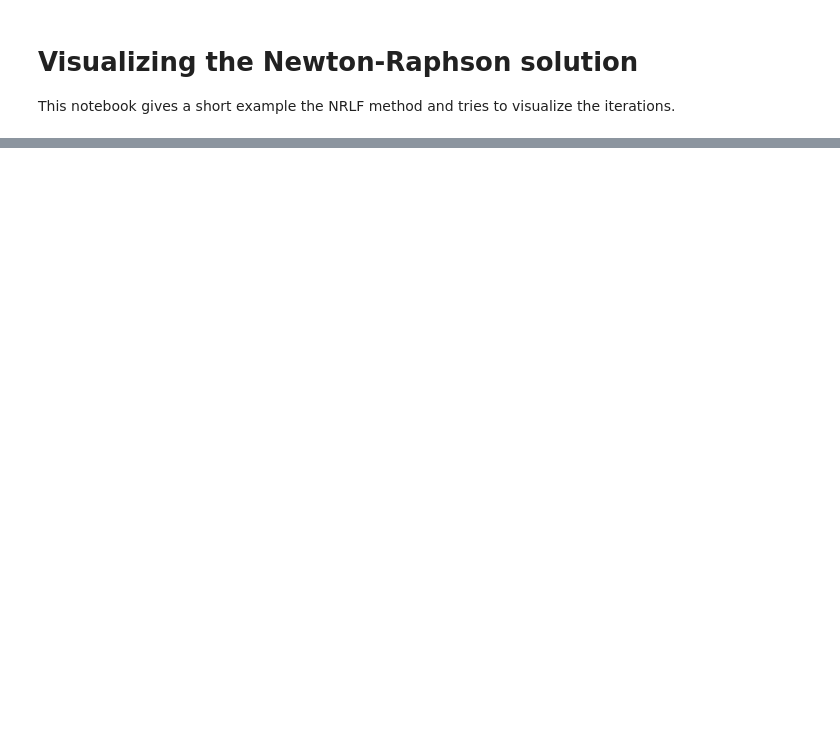
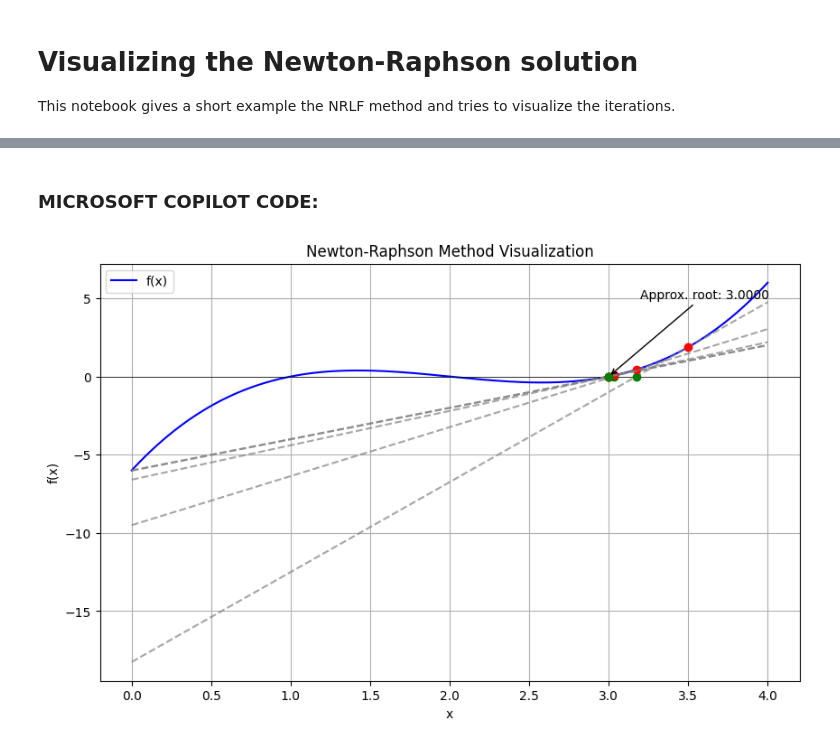
Before and after one commit to VargFo/DIGIT_binder_integration, a Jupyter notebook: PSA2/LF Examples/NRLF_visulized.ipynb, the cells around one changed output, grey strips where cells are left out. Saved outputs shown, nothing was run; the diff lists cells and outputs as text; code cells hidden in the pictures; blank space fills up the shorter version.

```diff
--- a/PSA2/LF Examples/NRLF_visulized.ipynb
+++ b/PSA2/LF Examples/NRLF_visulized.ipynb
@@ -64,0 +197,74 @@ plt.show()
+# %% [markdown]
+### MICROSOFT COPILOT CODE:
+# %%
+"""Here's a visualization of the Newton-Raphson method applied to the function f(x)=x3−6x2+11x−6f(x)=x3−6x2+11x−6, which has known roots at x=1,2,3x=1,2,3. The plot shows:
+
+    The function curve in blue.
+    Tangent lines at each iteration in dashed gray.
+    Red dots where the tangent touches the curve.
+    Green dots where the tangent intersects the x-axis (next approximation).
+    A final annotation showing the approximate root after 5 iterations.
+"""
+
+import numpy as np
+import matplotlib.pyplot as plt
+
+# Define the function and its derivative
+def f(x):
+    return x**3 - 6*x**2 + 11*x - 6  # Example function with roots at x=1,2,3
+
+def df(x):
+    return 3*x**2 - 12*x + 11  # Derivative of the function
+# Newton-Raphson method implementation
+def newton_raphson(x0, iterations):
+    x_vals = [x0]  # Store x values for plotting
+    for _ in range(iterations):
+        x1 = x0 - f(x0)/df(x0)
+        x_vals.append(x1)
+        x0 = x1
+    return x_vals
+
+# Initial guess and number of iterations
+initial_guess = 3.5
+num_iterations = 5
+x_points = newton_raphson(initial_guess, num_iterations)
+
+# Generate x values for plotting the function
+x = np.linspace(0, 4, 400)
+y = f(x)
+
+# Plot the function
+plt.figure(figsize=(10, 6))
+plt.plot(x, y, label='f(x)', color='blue')
+plt.axhline(0, color='black', linewidth=0.5)  # x-axis
+
+# Plot Newton-Raphson steps
+for i in range(num_iterations):
+    x0 = x_points[i]
+    x1 = x_points[i+1]
+    y0 = f(x0)
+    slope = df(x0)
+    tangent_line = y0 + slope * (x - x0)
+
+    # Plot tangent line
+    plt.plot(x, tangent_line, '--', color='gray', alpha=0.7)
+
+    # Plot vertical line to x-axis
+    plt.plot([x1, x1], [0, f(x1)], ':', color='red')
+
+    # Mark points
+    plt.plot(x0, y0, 'ro')  # Point on the curve
+    plt.plot(x1, 0, 'go')   # Root approximation
+# Annotate the final root approximation
+plt.annotate(f'Approx. root: {x_points[-1]:.4f}', xy=(x_points[-1], 0),
+             xytext=(x_points[-1]+0.2, 5), arrowprops=dict(arrowstyle='->'))
+
+# Add labels and legend
+plt.title('Newton-Raphson Method Visualization')
+plt.xlabel('x')
+plt.ylabel('f(x)')
+plt.legend()
+plt.grid(True)
+plt.show()
+# %% [output]
+[figure, added]
```
Also changed, not shown: parts of 5 cells of this notebook.
